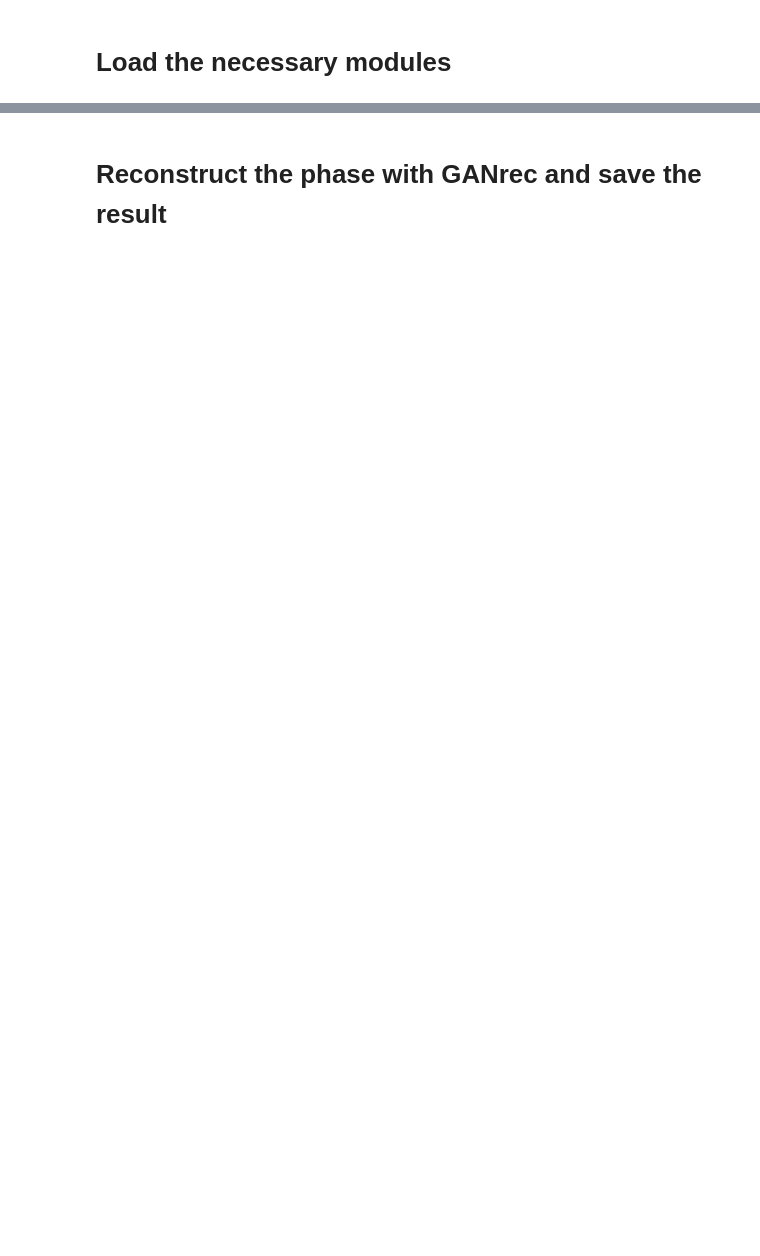
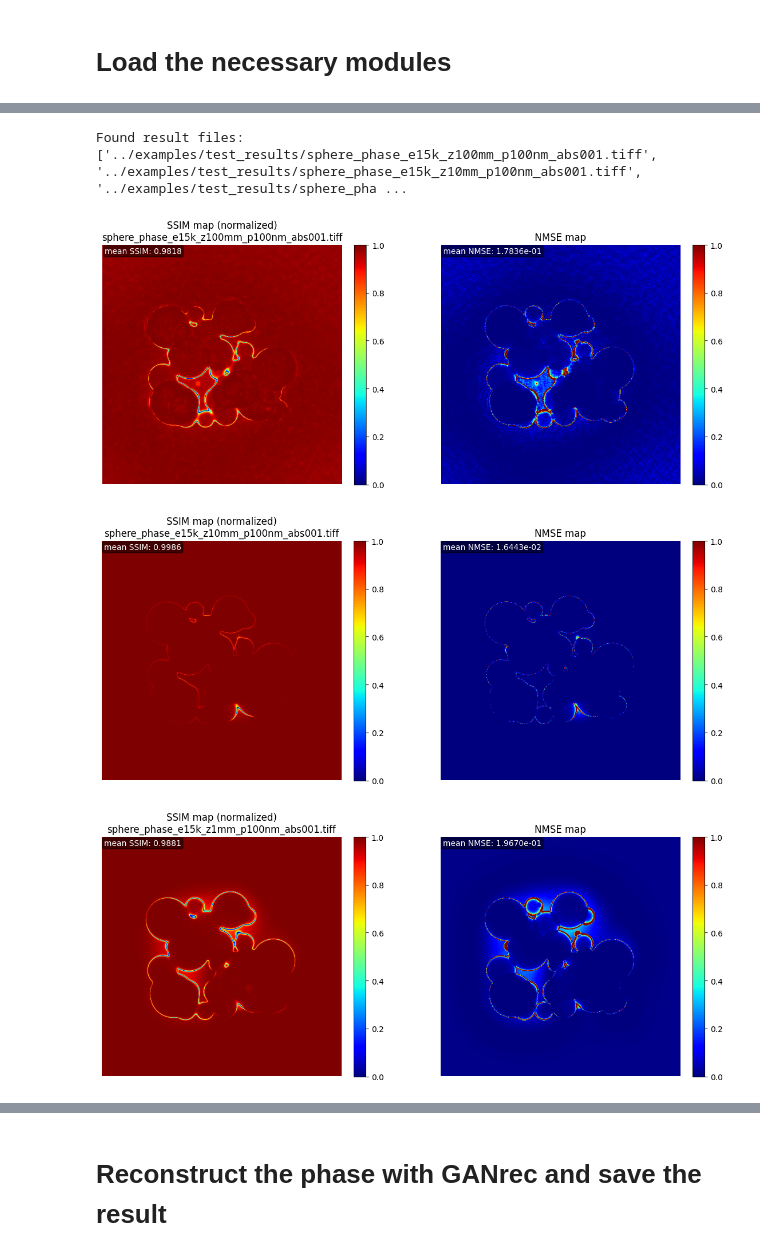
Before and after one commit to XYangXRay/selfphish, a Jupyter notebook: examples/holography_tf.ipynb, the cells around one changed output, grey strips where cells are left out. Cells and saved outputs as stored; diff of their text form; code cells hidden in the pictures; blank space fills up the shorter version.

Commit message:
upate the example notebook

```diff
--- a/examples/holography_tf.ipynb
+++ b/examples/holography_tf.ipynb
@@ -45,0 +46,56 @@ tifffile.imwrite('./test_results/sphere_abs_e15k_z50mm_p100nm_abs001.tiff', abs)
+# %%
+import glob
+import numpy as np
+from skimage.metrics import structural_similarity as ssim
+
+# Find all sphere_phase* files in test_results
+img_f = tifffile.imread('../examples/test_data/phase_sphere.tiff')
+result_files = sorted(glob.glob('../examples/test_results/sphere_phase*.tiff'))
+print('Found result files:', result_files)
+
+ssim_maps = []
+nmse_maps = []
+ssim_means = []
+nmse_means = []
+
+for f in result_files:
+    img_r = tifffile.imread(f)
+    # Ensure shapes match
+    if img_r.shape != img_f.shape:
+        print(f'Shape mismatch for {f}, skipping.')
+        continue
+    # Compute SSIM map
+    ssim_val, ssim_map = ssim(img_f, img_r, data_range=img_f.max()-img_f.min(), full=True)
+    # Normalize SSIM map to [0, 1]
+    ssim_map_norm = (ssim_map - ssim_map.min()) / (ssim_map.max() - ssim_map.min() + 1e-8)
+    ssim_maps.append(ssim_map_norm)
+    ssim_means.append(np.mean(ssim_map_norm))
+    # Compute NMSE map
+    nmse_map = (img_f - img_r) ** 2 / (np.abs(img_f) + 1e-8) ** 2
+    nmse_maps.append(nmse_map)
+    nmse_means.append(np.mean(nmse_map))
+
+# Plot SSIM and NMSE maps for each result
+for i, f in enumerate(result_files):
+    if i >= len(ssim_maps):
+        continue
+    fig, axs = plt.subplots(1, 2, figsize=(12, 5))
+    im0 = axs[0].imshow(ssim_maps[i], cmap='jet', vmin=0, vmax=1)
+    axs[0].set_title(f'SSIM map (normalized)\n{f.split("/")[-1]}')
+    axs[0].axis('off')
+    plt.colorbar(im0, ax=axs[0], fraction=0.046, pad=0.04)
+    # Add mean SSIM value at bottom left
+    axs[0].text(0.01, 0.99, f"mean SSIM: {ssim_means[i]:.4f}", color='white', fontsize=10, ha='left', va='top', transform=axs[0].transAxes, bbox=dict(facecolor='black', alpha=0.5, boxstyle='round,pad=0.2'))
+    im1 = axs[1].imshow(nmse_maps[i], cmap='jet', vmin=0, vmax=1)
+    axs[1].set_title('NMSE map')
+    axs[1].axis('off')
+    plt.colorbar(im1, ax=axs[1], fraction=0.046, pad=0.04)
+    # Add mean NMSE value at bottom left
+    axs[1].text(0.01, 0.99, f"mean NMSE: {nmse_means[i]:.4e}", color='white', fontsize=10, ha='left', va='top', transform=axs[1].transAxes, bbox=dict(facecolor='black', alpha=0.5, boxstyle='round,pad=0.2'))
+    plt.tight_layout()
+    plt.show()
+# %% [output]
+Found result files: ['../examples/test_results/sphere_phase_e15k_z100mm_p100nm_abs001.tiff', '../examples/test_results/sphere_phase_e15k_z10mm_p100nm_abs001.tiff', '../examples/test_results/sphere_pha ...
+[figure, added]
+[figure, added]
+[figure, added]
```
Also changed, not shown: parts of 4 cells of this notebook, 1 other file.
